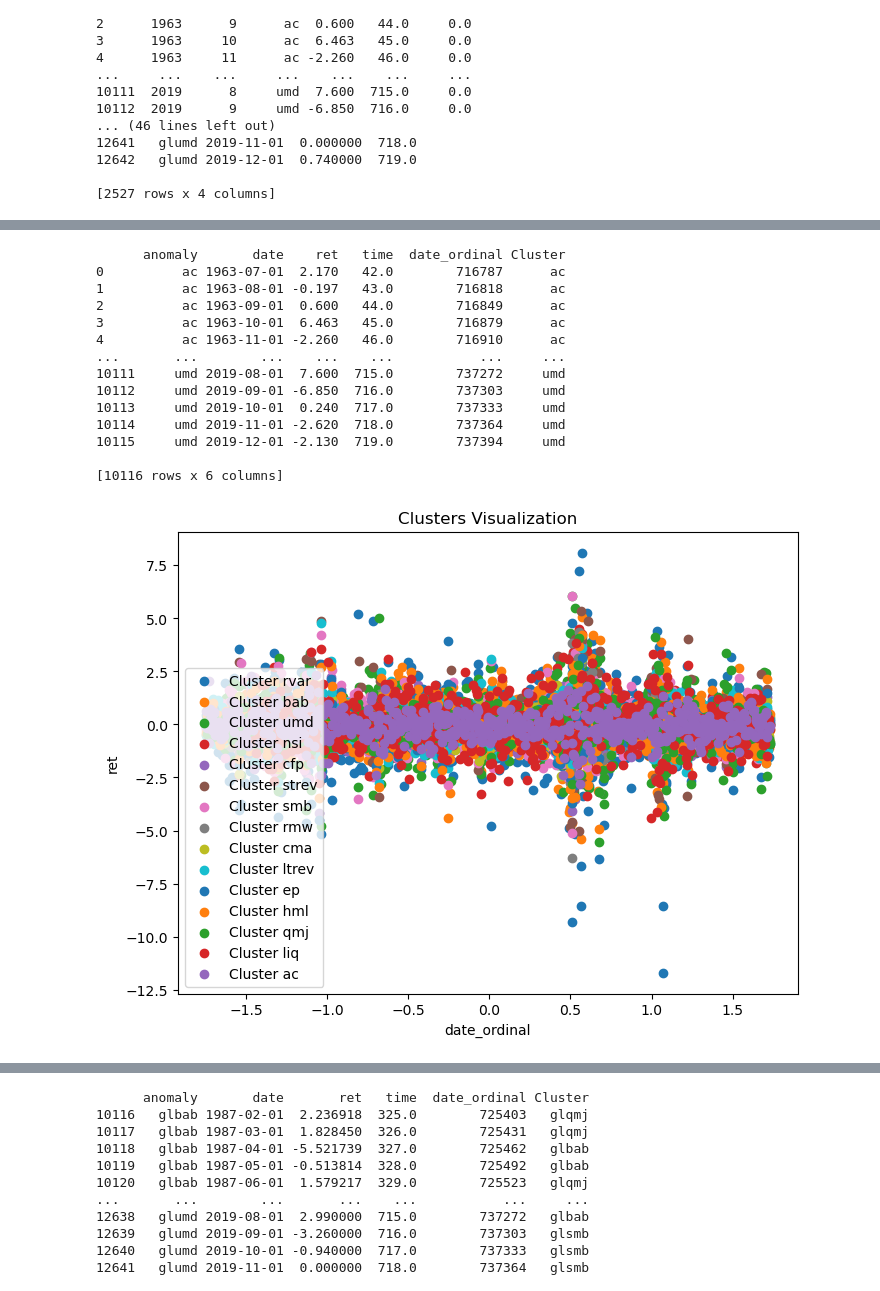
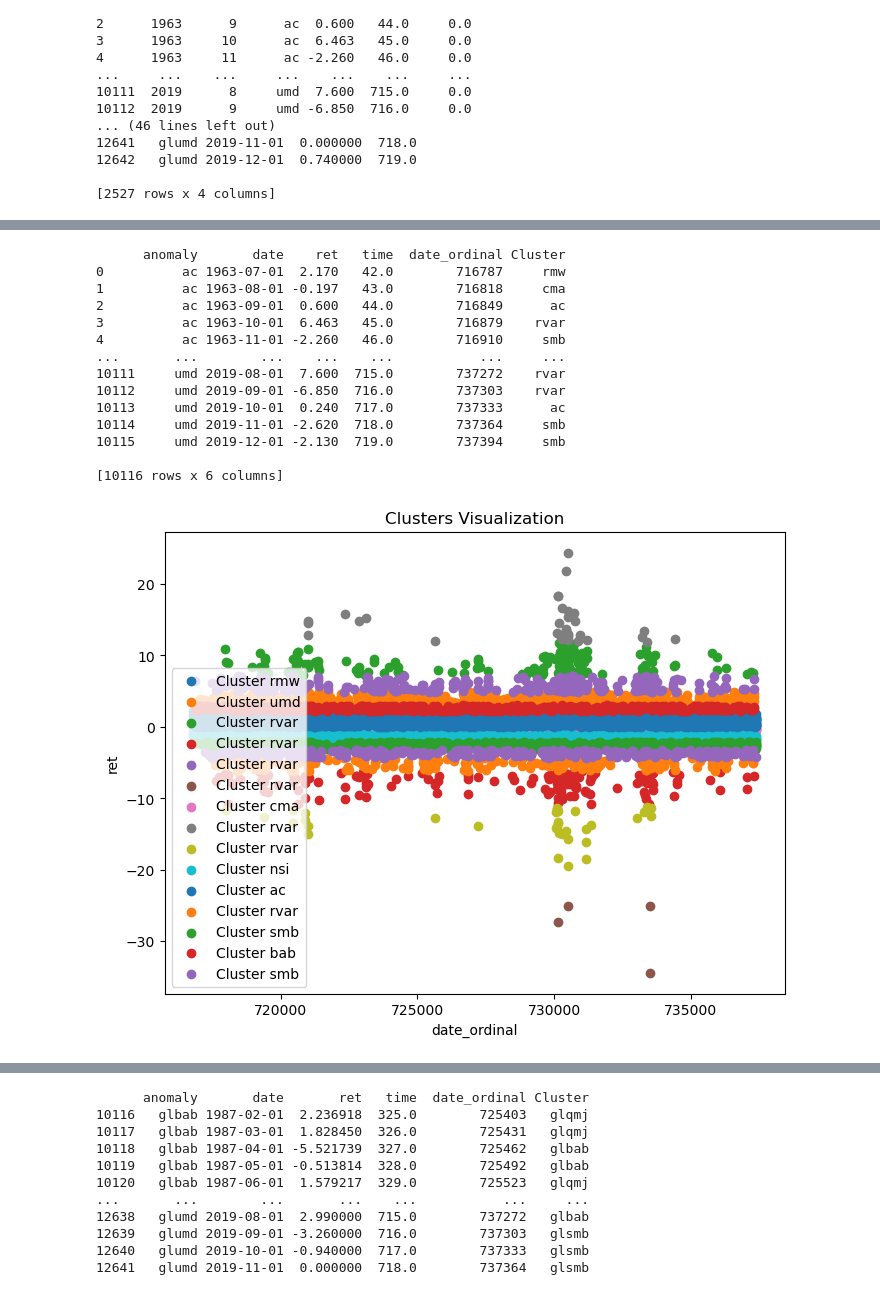
Before and after one commit to Sebasleen/Seminargroup, a Jupyter notebook: Clustering.ipynb, the cells around one changed output, grey strips where cells are left out. Saved outputs shown, nothing was run; the diff lists cells and outputs as text; code cells hidden in the pictures.

```diff
--- a/Clustering.ipynb
+++ b/Clustering.ipynb
@@ -82,7 +82,6 @@ import pandas as pd
 from sklearn.cluster import AgglomerativeClustering
 from sklearn.preprocessing import StandardScaler
 import matplotlib.pyplot as plt
-
 
 # Assuming Anomalies_GF DataFrame is already loaded and preprocessed
 
@@ -92,9 +91,12 @@ Anomalies_US['date_ordinal'] = pd.to_datetime(Anomalies_US['date']).apply(lambda
 # Extract relevant numerical features for clustering
 numerical_features = Anomalies_US[['date_ordinal', 'ret']]
 
-# Standardize the numerical features
+# Exclude 'date_ordinal' from the numerical features to be standardized
+numerical_features_for_scaling = Anomalies_US[['ret']]
+
+# Standardize the numerical features (excluding 'date_ordinal')
 scaler = StandardScaler()
-scaled_features = scaler.fit_transform(numerical_features)
+scaled_features = scaler.fit_transform(numerical_features_for_scaling)
 
 # Perform hierarchical clustering
 n_clusters = 15  # Choose the number of clusters
@@ -110,8 +112,8 @@ print(Anomalies_US)
 # Plot the clusters
 plt.figure(figsize=(8, 6))
 for cluster in range(n_clusters):
-    cluster_points = scaled_features[clusters == cluster]
-    plt.scatter(cluster_points[:, 0], cluster_points[:, 1], label=f'Cluster {cluster}')
+    cluster_points = Anomalies_US[clusters == cluster]
+    plt.scatter(cluster_points['date_ordinal'], cluster_points['ret'], label=f'Cluster {cluster}')
 
 plt.title('Clusters Visualization')
 plt.xlabel('date_ordinal')
@@ -163,6 +165,7 @@ import pandas as pd
 from sklearn.cluster import AgglomerativeClustering
 from sklearn.preprocessing import StandardScaler, OneHotEncoder
 import matplotlib.pyplot as plt
+import seaborn as sns
 
 # Assuming Anomalies_GF DataFrame is already loaded and preprocessed
 
@@ -176,9 +179,12 @@ anomaly_encoded = encoder.fit_transform(Anomalies_US[['anomaly']])
 # Combine one-hot encoded anomaly with numerical features
 features = pd.concat([Anomalies_US[['date_ordinal', 'ret']], pd.DataFrame(anomaly_encoded.toarray(), columns=encoder.get_feature_names_out(['anomaly']))], axis=1)
 
-# Standardize the features
+# Exclude 'date_ordinal' from the numerical features to be standardized
+numerical_features_for_scaling = Anomalies_US[['ret']]
+
+# Standardize the numerical features (excluding 'date_ordinal')
 scaler = StandardScaler()
-scaled_features = scaler.fit_transform(features)
+scaled_features = scaler.fit_transform(numerical_features_for_scaling)
 
 # Perform hierarchical clustering
 n_clusters = 15  # Choose the number of clusters
@@ -186,42 +192,68 @@ agglomerative_clustering = AgglomerativeClustering(n_clusters=n_clusters)
 clusters = agglomerative_clustering.fit_predict(scaled_features)
 
 # Determine the most common anomaly in each cluster
 cluster_names = {}
 for cluster in range(n_clusters):
     cluster_data = Anomalies_US[clusters == cluster]
     most_common_anomaly = cluster_data['anomaly'].value_counts().idxmax()
     cluster_names[cluster] = most_common_anomaly
 
 # Add cluster names to the DataFrame
 Anomalies_US['Cluster'] = [cluster_names[cluster] for cluster in clusters]
 
 # Display the DataFrame with cluster labels
 print(Anomalies_US)
 
 # Plot the clusters
 plt.figure(figsize=(8, 6))
 for cluster in cluster_names.keys():
-    cluster_points = scaled_features[clusters == cluster]
-    plt.scatter(cluster_points[:, 0], cluster_points[:, 1], label=f'Cluster {cluster_names[cluster]}')
+    cluster_points = Anomalies_US[clusters == cluster]
+    plt.scatter(cluster_points['date_ordinal'], cluster_points['ret'], label=f'Cluster {cluster_names[cluster]}')
 
 plt.title('Clusters Visualization')
 plt.xlabel('date_ordinal')
 plt.ylabel('ret')
 plt.legend()
 plt.show()
+
+
+# Determine the anomalies present in each cluster
+cluster_anomalies = {}
+for cluster in range(n_clusters):
+    cluster_data = Anomalies_US[clusters == cluster]
+    cluster_anomalies[cluster] = cluster_data['anomaly'].unique()
+
+# Display anomalies present in each cluster
+for cluster, anomalies in cluster_anomalies.items():
+    print(f"Cluster {cluster_names[cluster]}:")
+    print(anomalies)
+    print()
+
+# Create boxplots for each feature within each cluster
+plt.figure(figsize=(10, 5*len(features.columns)))
+
+# Plot data distribution for each feature within each cluster
+for i, feature in enumerate(features.columns):
+    sns.boxplot(data=features, x=clusters, y=feature)
+    plt.title(f'Data Distribution of {feature} by Cluster')
+    plt.xlabel('Cluster')
+    plt.ylabel(feature)
+
+plt.tight_layout()
+plt.show()
 # %% [output]
       anomaly       date    ret   time  date_ordinal Cluster
-0          ac 1963-07-01  2.170   42.0        716787      ac
-1          ac 1963-08-01 -0.197   43.0        716818      ac
+0          ac 1963-07-01  2.170   42.0        716787     rmw
+1          ac 1963-08-01 -0.197   43.0        716818     cma
 2          ac 1963-09-01  0.600   44.0        716849      ac
-3          ac 1963-10-01  6.463   45.0        716879      ac
-4          ac 1963-11-01 -2.260   46.0        716910      ac
+3          ac 1963-10-01  6.463   45.0        716879    rvar
+4          ac 1963-11-01 -2.260   46.0        716910     smb
 ...       ...        ...    ...    ...           ...     ...
-10111     umd 2019-08-01  7.600  715.0        737272     umd
-10112     umd 2019-09-01 -6.850  716.0        737303     umd
-10113     umd 2019-10-01  0.240  717.0        737333     umd
-10114     umd 2019-11-01 -2.620  718.0        737364     umd
-10115     umd 2019-12-01 -2.130  719.0        737394     umd
+10111     umd 2019-08-01  7.600  715.0        737272    rvar
+10112     umd 2019-09-01 -6.850  716.0        737303    rvar
+10113     umd 2019-10-01  0.240  717.0        737333      ac
+10114     umd 2019-11-01 -2.620  718.0        737364     smb
+10115     umd 2019-12-01 -2.130  719.0        737394     smb
 
 [10116 rows x 6 columns]
-[figure, old version]
+[figure, new version]
```
Also changed, not shown: parts of 3 cells of this notebook.
